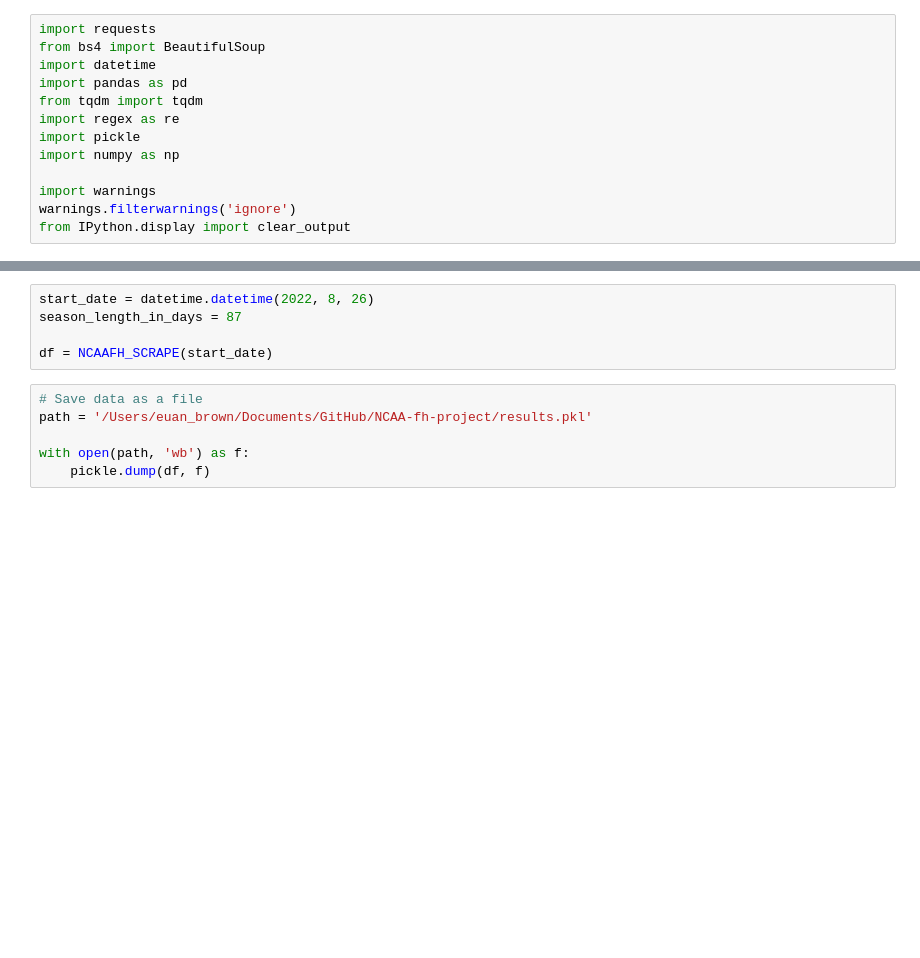
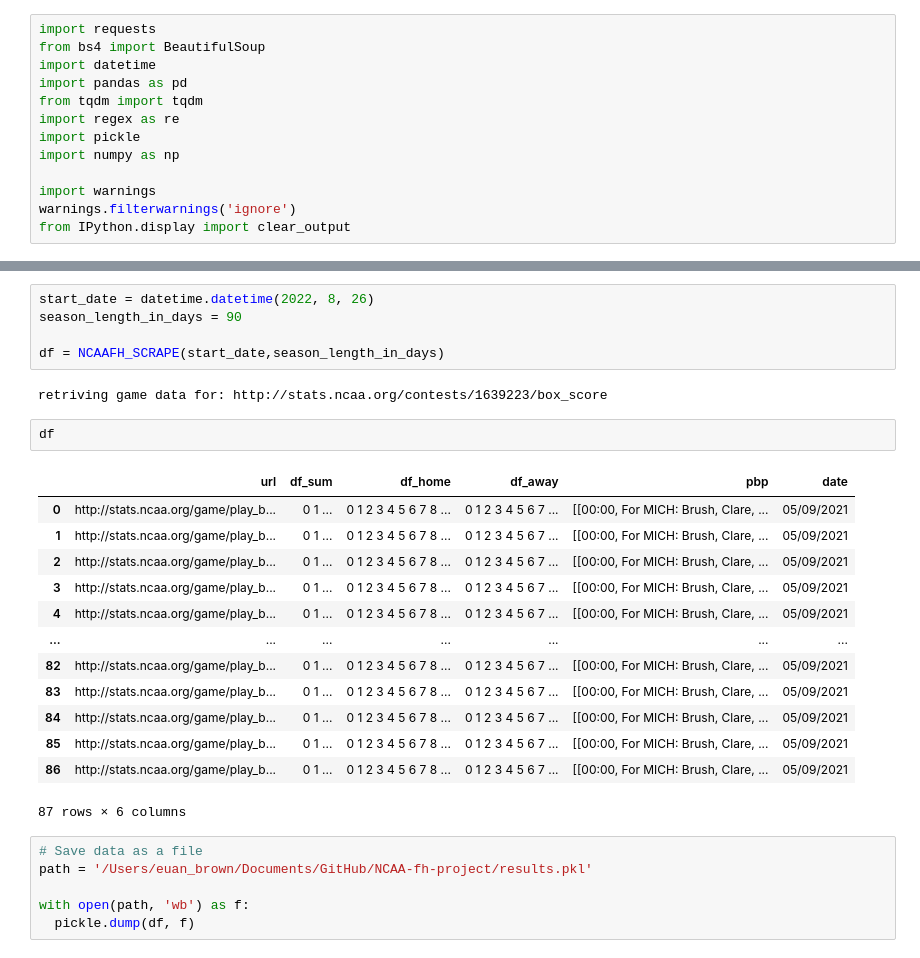
Before and after one commit to euanbrown247/NCAA-fh-project, a Jupyter notebook: NCAA_scraper.ipynb, the cells around one changed output, grey strips where cells are left out. Cells and saved outputs as stored; diff of their text form; blank space fills up the shorter version.

```diff
--- a/NCAA_scraper.ipynb
+++ b/NCAA_scraper.ipynb
@@ -132,11 +134,29 @@ def NCAAFH_SCRAPE(start_date,season_length_in_days = 90):
 # %%
 start_date = datetime.datetime(2022, 8, 26)
-season_length_in_days = 87
+season_length_in_days = 90
 
-df = NCAAFH_SCRAPE(start_date)
+df = NCAAFH_SCRAPE(start_date,season_length_in_days)
+# %% [output]
+retriving game data for: http://stats.ncaa.org/contests/1639223/box_score
+# %%
+df
+# %% [output]
+|  | url | df_sum | df_home | df_away | pbp | date |
+| 0 | http://stats.ncaa.org/game/play_b... | 0 1 ... | 0 1 2 3 4 5 6 7 8 ... | 0 1 2 3 4 5 6 7 ... | [[00:00, For MICH: Brush, Clare, ... | 05/09/2021 |
+| 1 | http://stats.ncaa.org/game/play_b... | 0 1 ... | 0 1 2 3 4 5 6 7 8 ... | 0 1 2 3 4 5 6 7 ... | [[00:00, For MICH: Brush, Clare, ... | 05/09/2021 |
+| 2 | http://stats.ncaa.org/game/play_b... | 0 1 ... | 0 1 2 3 4 5 6 7 8 ... | 0 1 2 3 4 5 6 7 ... | [[00:00, For MICH: Brush, Clare, ... | 05/09/2021 |
+| 3 | http://stats.ncaa.org/game/play_b... | 0 1 ... | 0 1 2 3 4 5 6 7 8 ... | 0 1 2 3 4 5 6 7 ... | [[00:00, For MICH: Brush, Clare, ... | 05/09/2021 |
+| 4 | http://stats.ncaa.org/game/play_b... | 0 1 ... | 0 1 2 3 4 5 6 7 8 ... | 0 1 2 3 4 5 6 7 ... | [[00:00, For MICH: Brush, Clare, ... | 05/09/2021 |
+| ... | ... | ... | ... | ... | ... | ... |
+| 82 | http://stats.ncaa.org/game/play_b... | 0 1 ... | 0 1 2 3 4 5 6 7 8 ... | 0 1 2 3 4 5 6 7 ... | [[00:00, For MICH: Brush, Clare, ... | 05/09/2021 |
+| 83 | http://stats.ncaa.org/game/play_b... | 0 1 ... | 0 1 2 3 4 5 6 7 8 ... | 0 1 2 3 4 5 6 7 ... | [[00:00, For MICH: Brush, Clare, ... | 05/09/2021 |
+| 84 | http://stats.ncaa.org/game/play_b... | 0 1 ... | 0 1 2 3 4 5 6 7 8 ... | 0 1 2 3 4 5 6 7 ... | [[00:00, For MICH: Brush, Clare, ... | 05/09/2021 |
+| 85 | http://stats.ncaa.org/game/play_b... | 0 1 ... | 0 1 2 3 4 5 6 7 8 ... | 0 1 2 3 4 5 6 7 ... | [[00:00, For MICH: Brush, Clare, ... | 05/09/2021 |
+| 86 | http://stats.ncaa.org/game/play_b... | 0 1 ... | 0 1 2 3 4 5 6 7 8 ... | 0 1 2 3 4 5 6 7 ... | [[00:00, For MICH: Brush, Clare, ... | 05/09/2021 |
+87 rows × 6 columns
 # %%
 # Save data as a file
 path = '/Users/euan_brown/Documents/GitHub/NCAA-fh-project/results.pkl'
 
 with open(path, 'wb') as f:
-    pickle.dump(df, f)
+  pickle.dump(df, f)
```
Also changed, not shown: parts of 1 cell of this notebook, 1 other file.
